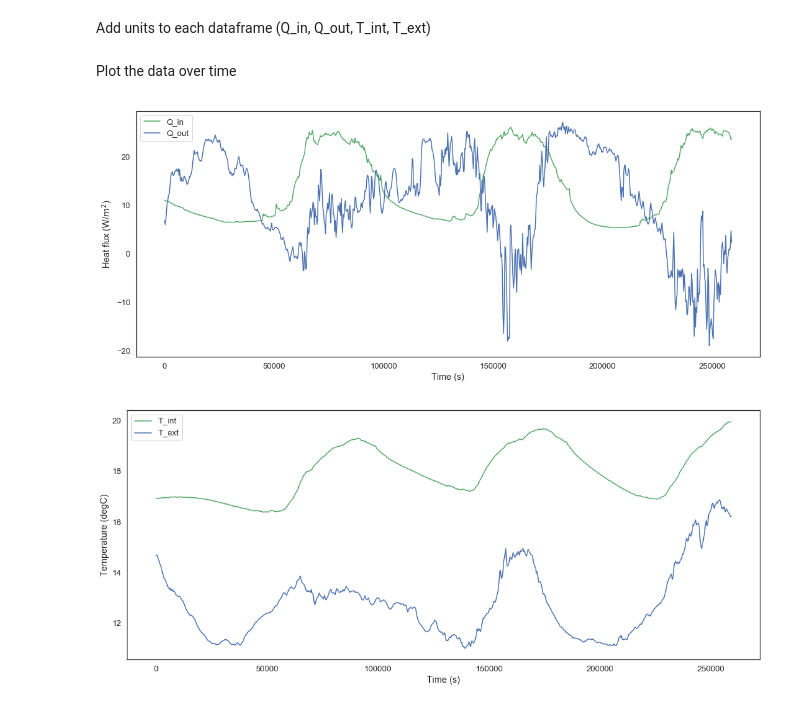
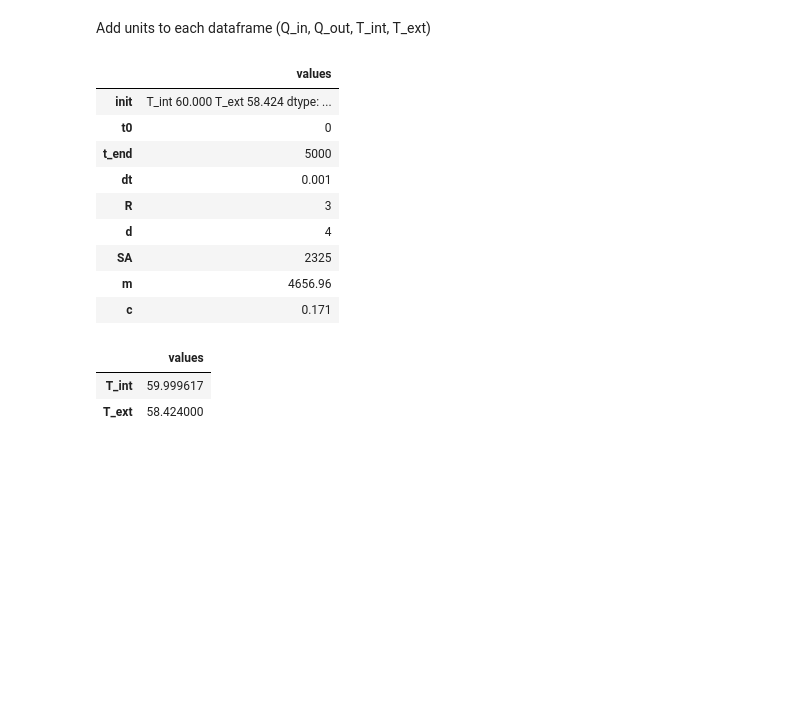
Before and after one commit to cwilklow/insulator, a Jupyter notebook: Insulator.ipynb, the cells around one changed output. Cells and saved outputs as stored; diff of their text form; code cells hidden in the pictures; blank space fills up the shorter version.

```diff
--- a/Insulator.ipynb
+++ b/Insulator.ipynb
@@ -54,24 +62,50 @@ data.Q_in.units = W / m**2
 data.Q_out.units = W / m**2
 data.T_int.units = degC
 data.T_ext.units = degC;
-# %% [markdown]
-Plot the data over time
-# %%
-data_plot = plt.figure(figsize=(18, 16))
-ax1 = data_plot.add_subplot(211)
-ax1.plot(data.Q_in, color='C2', label='Q_in')
-ax1.plot(data.Q_out, color='C0', label='Q_out')
-legend()
-ax1.set_ylabel('Heat flux (W/$m^2$)')
-ax1.set_xlabel('Time (s)')
-
-data_plot2 = plt.figure(figsize=(18, 16))
-ax1 = data_plot2.add_subplot(212)
-ax1.plot(data.T_int, color='C2', label='T_int')
-ax1.plot(data.T_ext, color='C0', label='T_ext')
-ax1.set_ylabel('Temperature (degC)')
-ax1.set_xlabel('Time (s)')
-legend();
-# %% [output]
-[figure, removed]
-[figure, removed]
+# %%
+def make_system(init, R, d, SA, m, c):
+    """Make a system object for the HIV model.
+
+    start_temp: starting temp of room
+    gamma: recovery rate in days
+
+    returns: System object
+    """
+
+
+    t0 = 0
+    t_end = 5000
+    dt = 0.001
+
+    return System(init=init, t0=t0, t_end=t_end, dt=dt, R=R, d=d, SA=SA, m=m, c=c)
+# %%
+init = State(T_int=60, T_ext=get_first_value(data.T_ext)*9/5+32)
+R = 3 #ft^2*deg5/btu/hr/in
+d = 4 #inches
+
+#room dimensions
+l = 6 #ft
+w = 6 #ft
+h = 6 #ft
+
+SA = (l * w * 4 + h * l * 2) * 10.7639 #ft^2
+V = l * w * h #m^3
+
+rho = 1 #density of air
+g = 9.8 #m/s^2, acceleration due to gravity
+m = (rho * V * g) * 2.2 #mass of air in room in lb
+
+c = 0.171 #btu/lbm*R
+
+system = make_system(init, R, d, SA, m, c)
+# %% [output]
+|  | values |
+| init | T_int 60.000 T_ext 58.424 dtype: ... |
+| t0 | 0 |
+| t_end | 5000 |
+| dt | 0.001 |
+| R | 3 |
+| d | 4 |
+| SA | 2325 |
+| m | 4656.96 |
+| c | 0.171 |
@@ -77,0 +156,6 @@ legend();
+# %%
+update_func(system.init, system.t0, system)
+# %% [output]
+|  | values |
+| T_int | 59.999617 |
+| T_ext | 58.424000 |
```
Also changed, not shown: parts of 8 cells of this notebook, 1 other file.
